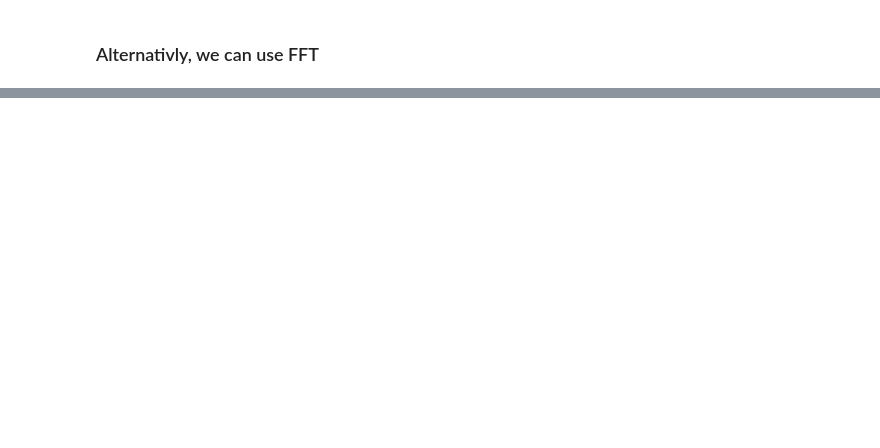
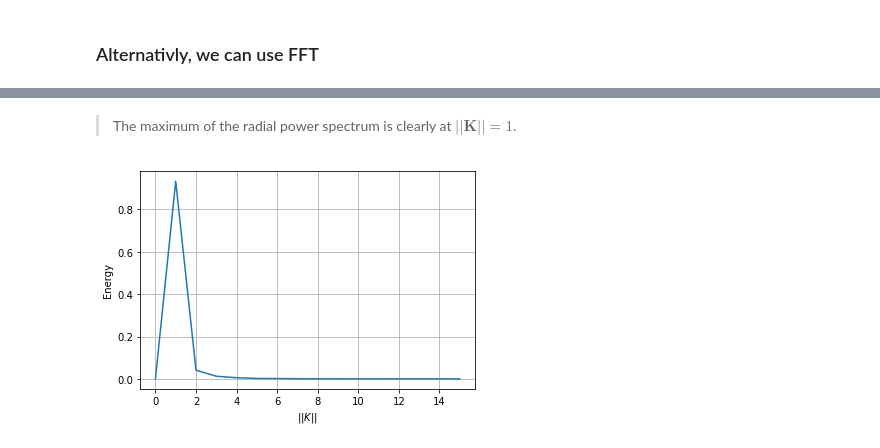
Before and after one commit to rpazuki/Turing_playground, a Jupyter notebook: Fourier Transform and Autocorrelational.ipynb, the cells around one changed output, grey strips where cells are left out. Drawn from its saved outputs; the diff is of its cells as text; code cells hidden in the pictures; blank space fills up the shorter version.

```diff
--- a/Fourier Transform and Autocorrelational.ipynb
+++ b/Fourier Transform and Autocorrelational.ipynb
@@ -311,0 +375,30 @@ plt.show()
+# %%
+from scipy import ndimage
+def radial_power_spectrum(ps2D):
+    h  = ps2D.shape[0]
+    w  = ps2D.shape[1]
+    # create an array of integer radial distances from the center
+    Y, X = np.ogrid[0:h, 0:w]
+    # For each index in X and Y, finds its distance
+    # to origin (0,0)
+    r = np.sqrt(X**2 + Y**2).astype(int)
+
+    # Average all ps2D pixels with label 'r' for 0<=r<=wc
+    # NOTE: this will miss power contributions in 'corners' r>w//2
+    ps1D = ndimage.mean(ps2D, r, index=np.arange(0, w//2))
+
+    # normalize
+    pwrTotal = np.sum(ps1D)
+    ps1D    = ps1D/pwrTotal
+
+    return ps1D
+# %% [markdown]
+> The maximum of the radial power spectrum is clearly at $||\boldsymbol{K}|| = 1$.
+# %%
+plt.plot(radial_power_spectrum(np.abs(S_f))[:L//8])
+plt.xlabel(r"$||K||$")
+plt.ylabel(r"Energy")
+plt.grid()
+plt.show()
+# %% [output]
+[figure, added]
```
Also changed, not shown: parts of 17 cells of this notebook.
